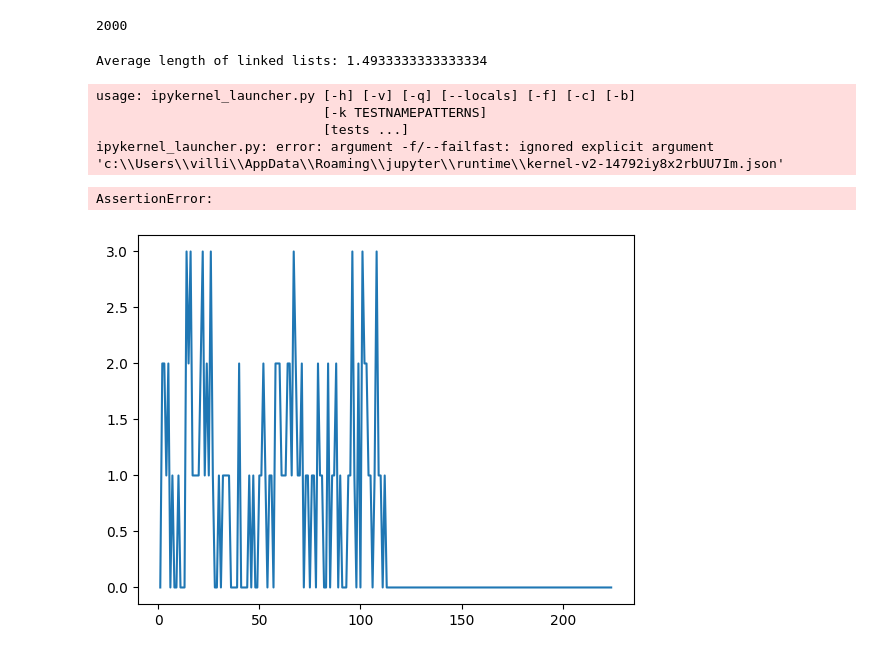
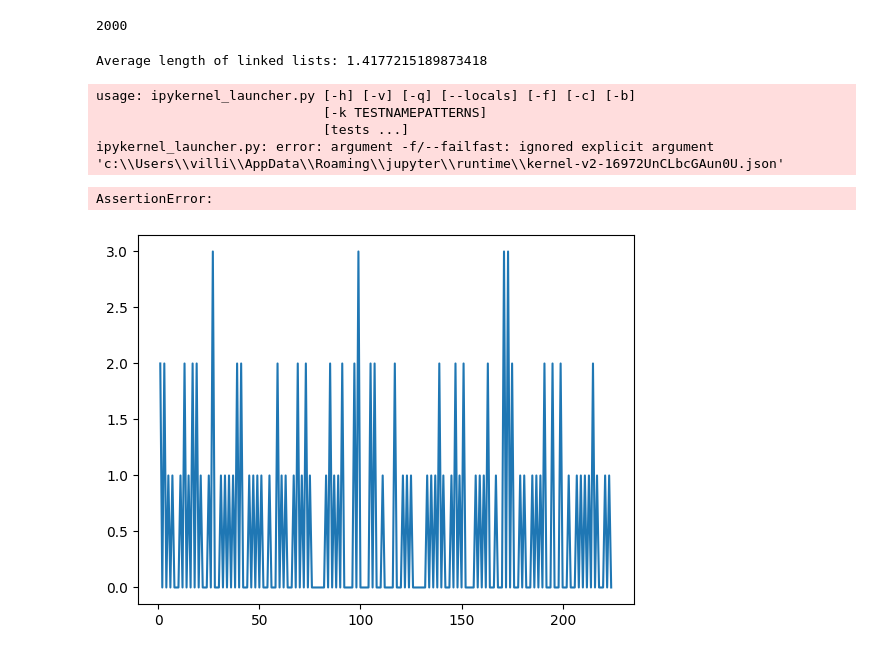
Before and after one commit to Fluntin/Applied-Computer-Science, a Jupyter notebook: test.ipynb, the cells around one changed output. Cells and saved outputs as stored; diff of their text form; code cells hidden in the pictures.

```diff
--- a/test.ipynb
+++ b/test.ipynb
@@ -235,7 +235,7 @@ class Hashtable:
     #Beräknar hashfunktionen för key"""
     hash_value = 0
     for char in key:
-        hash_value = (hash_value * 31 + ord(char)) % self.size
+        hash_value = (hash_value * 31 + ord(char)) % self.size *2
     return hash_value
 
 #djb2 (also known as DJBX2) is a simple non-cryptographic hash function created by Daniel J. Bernstein.
@@ -379,33 +379,33 @@ def skapaAtomlista():
     atomlista = []
     lista = atomdata.split(";")
     for namn_vikt in lista:
         namn, vikt = namn_vikt.split()
         atom = Atom(namn, float(vikt))
         atomlista.append(atom)
     return atomlista
 def lagraHashtabell(atomlista):
     """Lagrar atomlistans element i en hashtabell"""
     antalElement = len(atomlista)
     hashtabell = Hashtable(antalElement)
     for atom in atomlista:
         hashtabell.store(atom.namn, atom)
     return hashtabell
 
 if __name__ == "__main__":
 
     #  TU SI PROBO IZVIDITI
     atomlista = skapaAtomlista()
     hashtabell = lagraHashtabell(atomlista)
     hashtabell.visualize()
     avg_length = hashtabell.average_list_length()
     print("Average length of linked lists:", avg_length)
 
     unittest.main()
 # %% [output]
-Average length of linked lists: 1.4933333333333334
+Average length of linked lists: 1.4177215189873418
 usage: ipykernel_launcher.py [-h] [-v] [-q] [--locals] [-f] [-c] [-b]
                              [-k TESTNAMEPATTERNS]
                              [tests ...]
-ipykernel_launcher.py: error: argument -f/--failfast: ignored explicit argument 'c:\\Users\\villi\\AppData\\Roaming\\jupyter\\runtime\\kernel-v2-14792iy8x2rbUU7Im.json'
+ipykernel_launcher.py: error: argument -f/--failfast: ignored explicit argument 'c:\\Users\\villi\\AppData\\Roaming\\jupyter\\runtime\\kernel-v2-16972UnCLbcGAun0U.json'
 AssertionError:
-[figure, old version]
+[figure, new version]
```
Also changed, not shown: 1 other file.
